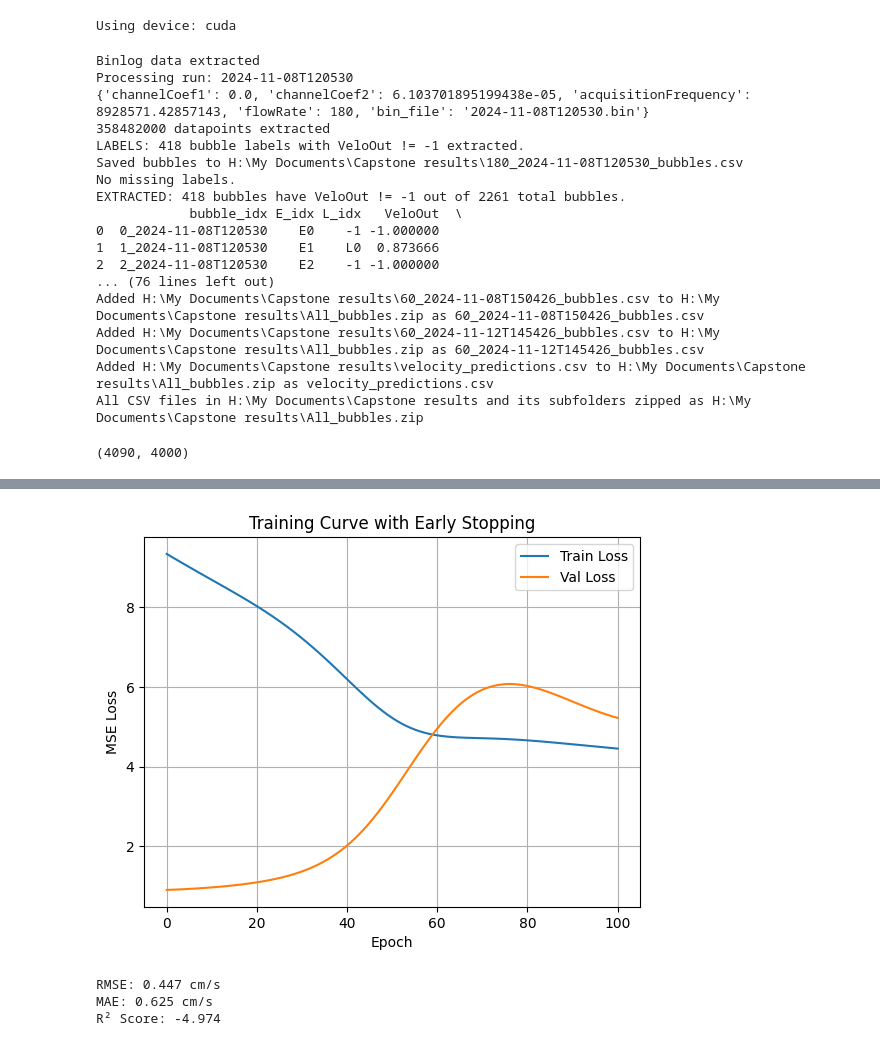
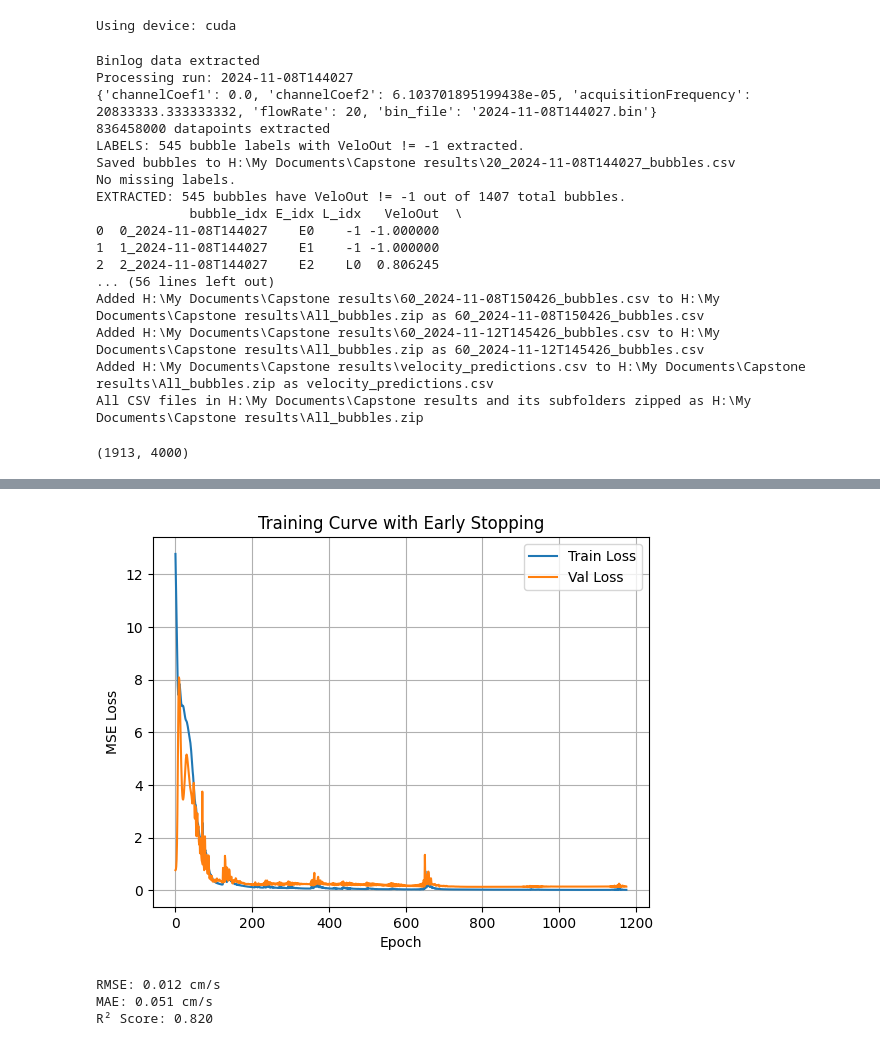
Before and after one commit to Cellular-Adventures/CapstoneAI-FiberProbe, a Jupyter notebook: Train.ipynb, the cells around one changed output, grey strips where cells are left out. Saved outputs shown, nothing was run; the diff lists cells and outputs as text; code cells hidden in the pictures.

Commit message:
updated the train file and made a pretty good model with it

```diff
--- a/Train.ipynb
+++ b/Train.ipynb
@@ -8,7 +8,7 @@ if module_path not in sys.path:
     sys.path.append(module_path)
 # %%
 ### Start user input ###
-path_to_data = r'H:\My Documents\Capstone data 2'
+path_to_data = r'U:\Bubble Column\Data\2411_Xray alcohols\Fiber Probe\241108 - Water center of column'
 path_to_output = r'H:\My Documents\Capstone results'
 ### End user input ###
 
@@ -32,18 +32,18 @@ Using device: cuda
 df = process_folder(path_to_data, path_to_output, plot=False, labels=True)
 # %% [output]
 Binlog data extracted
-Processing run: 2024-11-08T120530
-{'channelCoef1': 0.0, 'channelCoef2': 6.103701895199438e-05, 'acquisitionFrequency': 8928571.42857143, 'flowRate': 180, 'bin_file': '2024-11-08T120530.bin'}
-358482000 datapoints extracted
-LABELS: 418 bubble labels with VeloOut != -1 extracted.
-Saved bubbles to H:\My Documents\Capstone results\180_2024-11-08T120530_bubbles.csv
+Processing run: 2024-11-08T144027
+{'channelCoef1': 0.0, 'channelCoef2': 6.103701895199438e-05, 'acquisitionFrequency': 20833333.333333332, 'flowRate': 20, 'bin_file': '2024-11-08T144027.bin'}
+836458000 datapoints extracted
+LABELS: 545 bubble labels with VeloOut != -1 extracted.
+Saved bubbles to H:\My Documents\Capstone results\20_2024-11-08T144027_bubbles.csv
 No missing labels.
-EXTRACTED: 418 bubbles have VeloOut != -1 out of 2261 total bubbles.
+EXTRACTED: 545 bubbles have VeloOut != -1 out of 1407 total bubbles.
             bubble_idx E_idx L_idx   VeloOut  \
-0  0_2024-11-08T120530    E0    -1 -1.000000
-1  1_2024-11-08T120530    E1    L0  0.873666
-2  2_2024-11-08T120530    E2    -1 -1.000000
-... (76 lines left out)
+0  0_2024-11-08T144027    E0    -1 -1.000000
+1  1_2024-11-08T144027    E1    -1 -1.000000
+2  2_2024-11-08T144027    E2    L0  0.806245
+... (56 lines left out)
 Added H:\My Documents\Capstone results\60_2024-11-08T150426_bubbles.csv to H:\My Documents\Capstone results\All_bubbles.zip as 60_2024-11-08T150426_bubbles.csv
 Added H:\My Documents\Capstone results\60_2024-11-12T145426_bubbles.csv to H:\My Documents\Capstone results\All_bubbles.zip as 60_2024-11-12T145426_bubbles.csv
 Added H:\My Documents\Capstone results\velocity_predictions.csv to H:\My Documents\Capstone results\All_bubbles.zip as velocity_predictions.csv
@@ -56,12 +56,12 @@ bins = 20
 X_train_scaled, y_train_scaled = random_noise(X_train_scaled, y_train_scaled, chance, random_seed = 0)
 hist, bin_indices = bin_data(y_train_scaled, bins)
 factors = calculate_duplication_factors(hist)
-X_train_scaled, y_train_scaled = duplicate_and_augment_data(X_train_scaled, y_train_scaled, bin_indices, factors, noise=0.005)
-X_train_scaled, y_train_scaled = flatten_data_distribution(X_train_scaled, y_train_scaled, bins, scaling_factor=0.5, noise=0.005)
+#X_train_scaled, y_train_scaled = duplicate_and_augment_data(X_train_scaled, y_train_scaled, bin_indices, factors, noise=0.005)
+X_train_scaled, y_train_scaled = flatten_data_distribution(X_train_scaled, y_train_scaled, bins, scaling_factor=0.2, noise=0.005)
 # %%
 X_train_scaled.shape
 # %% [output]
-(4090, 4000)
+(1913, 4000)
 # %%
 X_train_tensor = torch.tensor(X_train_scaled[..., np.newaxis], dtype=torch.float32)
 y_train_tensor = torch.tensor(y_train_scaled, dtype=torch.float32).unsqueeze(1)
@@ -81,10 +81,10 @@ gru1_model = GRUModel(input_size=1, hidden_size=20, num_layers=2)
 gru1_model.to(device)
 
 criterion = torch.nn.MSELoss()
-optimizer = torch.optim.Adam(gru1_model.parameters(), lr=0.0008)
+optimizer = torch.optim.Adam(gru1_model.parameters(), lr=0.01)
 
 # Early stopping parameters
-patience = 100
+patience = 250
 best_val_loss = float('inf')
 epochs_no_improve = 0
 best_model_state = None
@@ -143,4 +153,4 @@ Early stopping triggered at epoch 101
-[figure, old version]
+[figure, new version]
 # %%
 # Predict on validation set
 gru1_model.eval()
@@ -160,9 +170,9 @@ print(f"RMSE: {rmse:.3f} cm/s")
 print(f"MAE: {mae:.3f} cm/s")
 print(f"R² Score: {r2:.3f}")
 # %% [output]
-RMSE: 0.447 cm/s
-MAE: 0.625 cm/s
-R² Score: -4.974
+RMSE: 0.012 cm/s
+MAE: 0.051 cm/s
+R² Score: 0.820
 # %%
 plt.figure()
 plt.scatter(y_pred_gru1,y_true)
```
Also changed, not shown: parts of 11 cells of this notebook.
